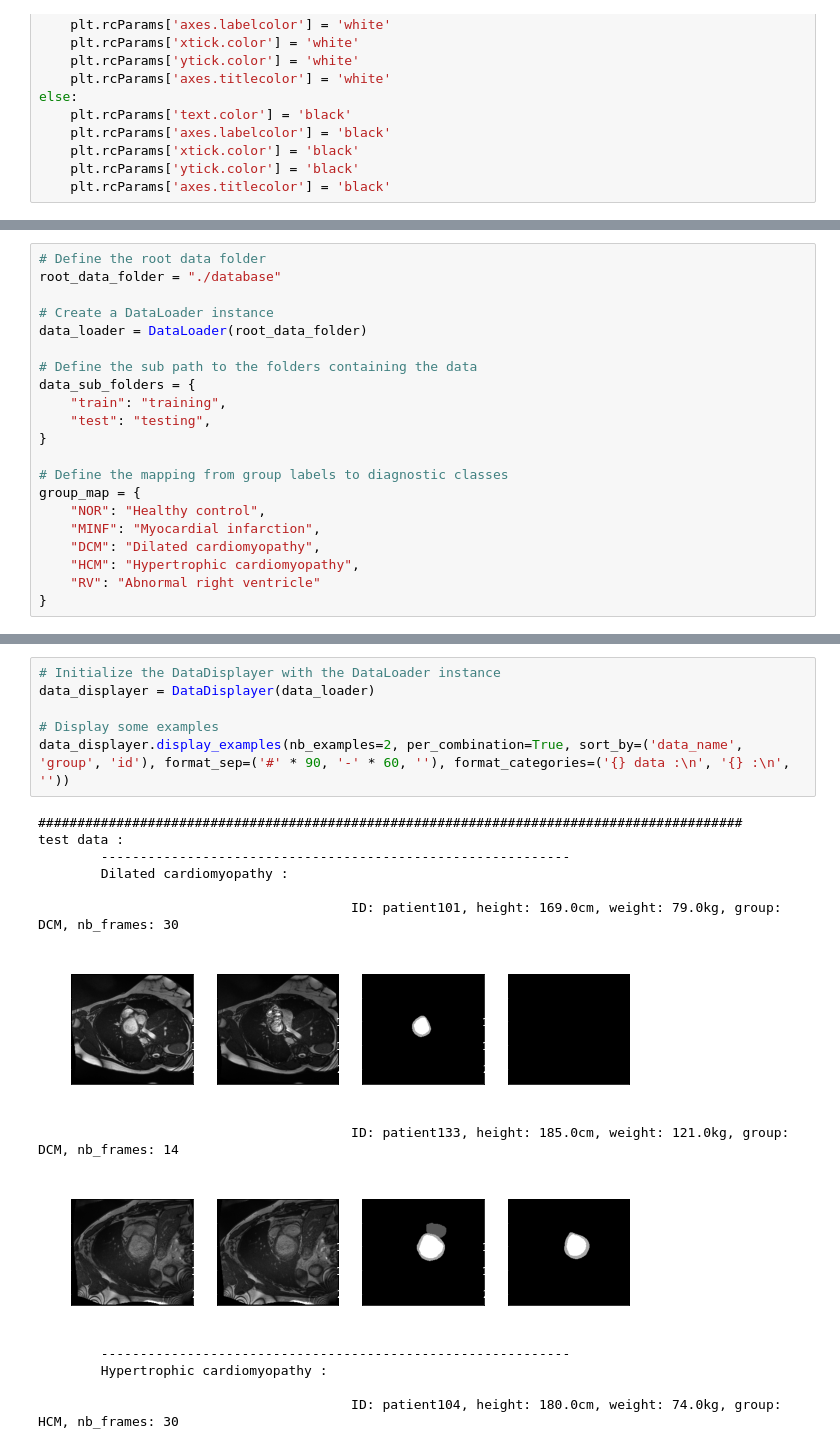
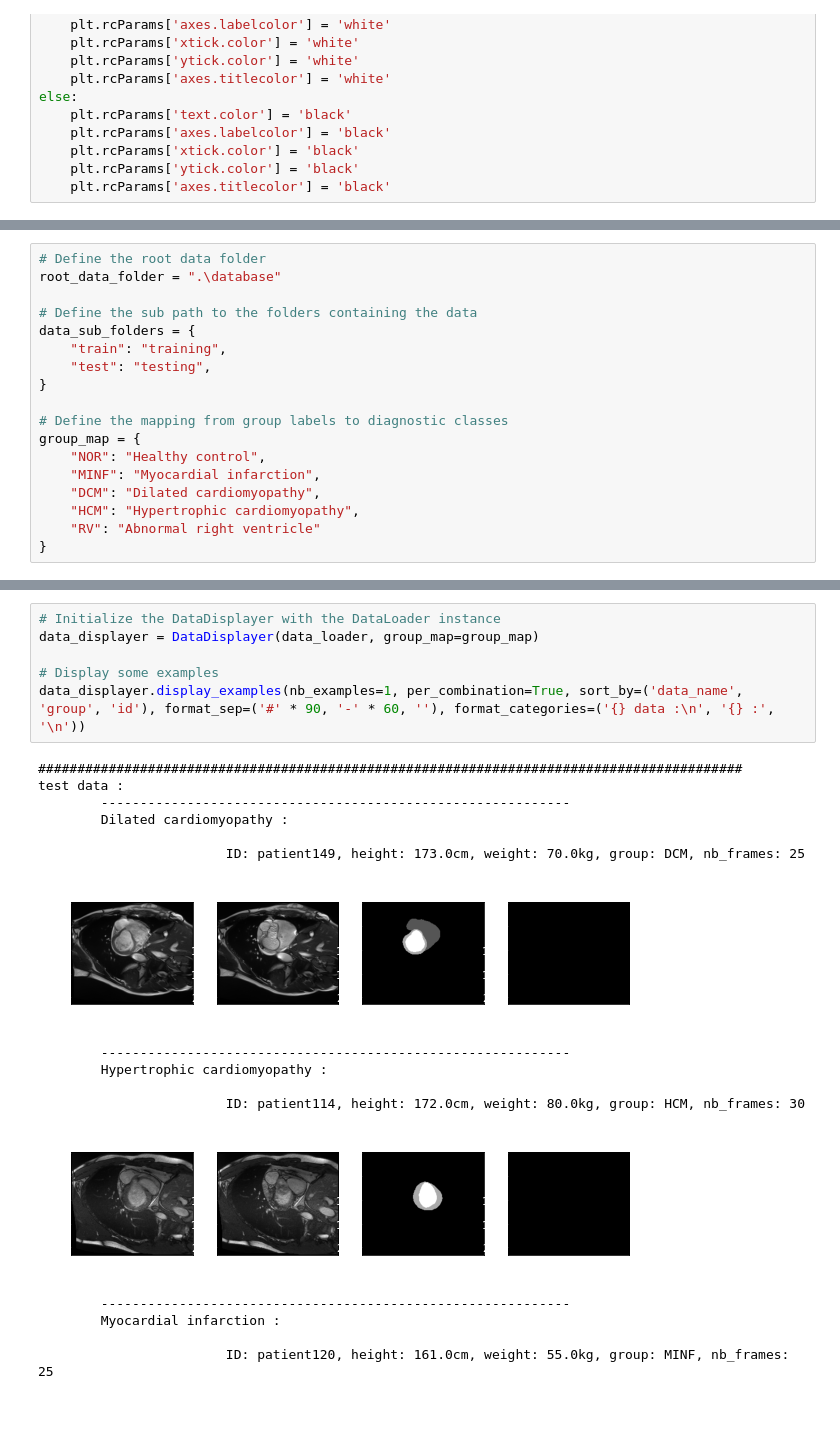
Before and after one commit to Benjit75/PRIM-AI-Diffusion-Models-for-Cardiac-Images, a Jupyter notebook: data_overview.ipynb, the cells around one changed output, grey strips where cells are left out. Saved outputs shown, nothing was run; the diff lists cells and outputs as text; blank space fills up the shorter version.

```diff
--- a/data_overview.ipynb
+++ b/data_overview.ipynb
@@ -86 +26,19 @@ def plot_confusion_matrix(cm, classes,
+# %%
+# Define the root data folder
+root_data_folder = ".\database"
+
+# Define the sub path to the folders containing the data
+data_sub_folders = {
+    "train": "training",
+    "test": "testing",
+}
+
+# Define the mapping from group labels to diagnostic classes
+group_map = {
+    "NOR": "Healthy control",
+    "MINF": "Myocardial infarction",
+    "DCM": "Dilated cardiomyopathy",
+    "HCM": "Hypertrophic cardiomyopathy",
+    "RV": "Abnormal right ventricle"
+}
 # %% [markdown]
@@ -207,22 +46 @@ class DataLoader:
-# %%
-# Define the root data folder
-root_data_folder = "./database"
-
-# Create a DataLoader instance
-data_loader = DataLoader(root_data_folder)
-
-# Define the sub path to the folders containing the data
-data_sub_folders = {
-    "train": "training",
-    "test": "testing",
-}
-
-# Define the mapping from group labels to diagnostic classes
-group_map = {
-    "NOR": "Healthy control",
-    "MINF": "Myocardial infarction",
-    "DCM": "Dilated cardiomyopathy",
-    "HCM": "Hypertrophic cardiomyopathy",
-    "RV": "Abnormal right ventricle"
-}
 # %%
@@ -308,20 +53,23 @@ class DataDisplayer:
 # %%
 # Initialize the DataDisplayer with the DataLoader instance
-data_displayer = DataDisplayer(data_loader)
+data_displayer = DataDisplayer(data_loader, group_map=group_map)
 
 # Display some examples
-data_displayer.display_examples(nb_examples=2, per_combination=True, sort_by=('data_name', 'group', 'id'), format_sep=('#' * 90, '-' * 60, ''), format_categories=('{} data :\n', '{} :\n', ''))
+data_displayer.display_examples(nb_examples=1, per_combination=True, sort_by=('data_name', 'group', 'id'), format_sep=('#' * 90, '-' * 60, ''), format_categories=('{} data :\n', '{} :', '\n'))
 # %% [output]
 ##########################################################################################
 test data :
         ------------------------------------------------------------
         Dilated cardiomyopathy :
 
-                                        ID: patient101, height: 169.0cm, weight: 79.0kg, group: DCM, nb_frames: 30
+                        ID: patient149, height: 173.0cm, weight: 70.0kg, group: DCM, nb_frames: 25
-[figure, old version]
+[figure, new version]
-                                        ID: patient133, height: 185.0cm, weight: 121.0kg, group: DCM, nb_frames: 14
+        ------------------------------------------------------------
+        Hypertrophic cardiomyopathy :
+
+                        ID: patient114, height: 172.0cm, weight: 80.0kg, group: HCM, nb_frames: 30
-[figure, old version]
+[figure, new version]
         ------------------------------------------------------------
-        Hypertrophic cardiomyopathy :
+        Myocardial infarction :
 
-                                        ID: patient104, height: 180.0cm, weight: 74.0kg, group: HCM, nb_frames: 30
+                        ID: patient120, height: 161.0cm, weight: 55.0kg, group: MINF, nb_frames: 25
```
Also changed, not shown: parts of 10 cells of this notebook, 4 other files.
